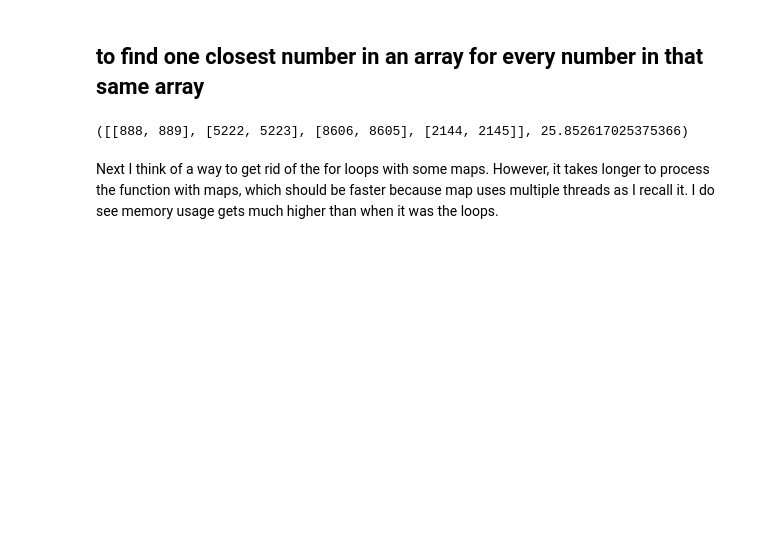
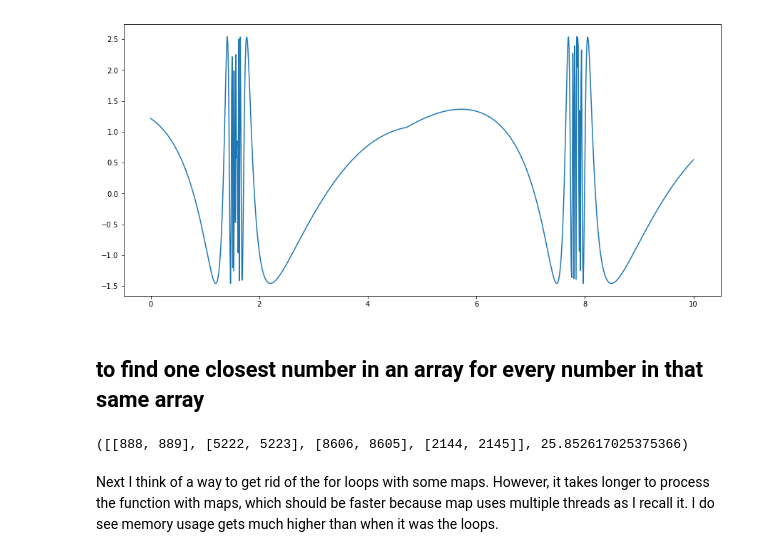
Before and after one commit to XufengXufengXufeng/learning-functional-programming, a Jupyter notebook: pairing up numbers.ipynb, the cells around one changed output. Cells and saved outputs as stored; diff of their text form; code cells hidden in the pictures; blank space fills up the shorter version.

```diff
--- a/pairing up numbers.ipynb
+++ b/pairing up numbers.ipynb
@@ -9,3 +37,12 @@ import pandas as pd
+# %%
+low = np.linspace(0,10,1000)
+def compute(i):
+    return math.cos(1) + 2* math.sin(math.cos(1+i)/math.acos(math.sin(i)))
+y = list(map(compute,low))
+plt.figure(figsize=(15,7))
+plt.plot(low,y);
+# %% [output]
+[figure, added]
 # %% [markdown]
 ## to find one closest number in an array for every number in that same array
 # %%
```
Also changed, not shown: parts of 5 cells of this notebook.
